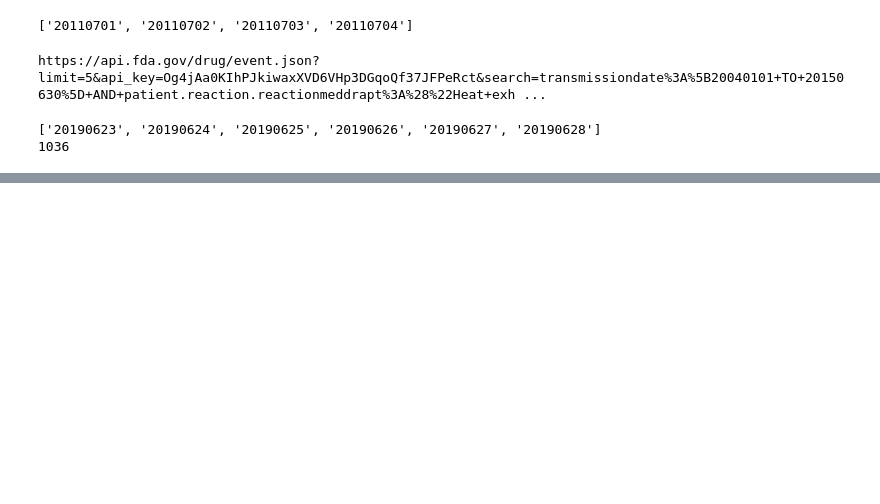
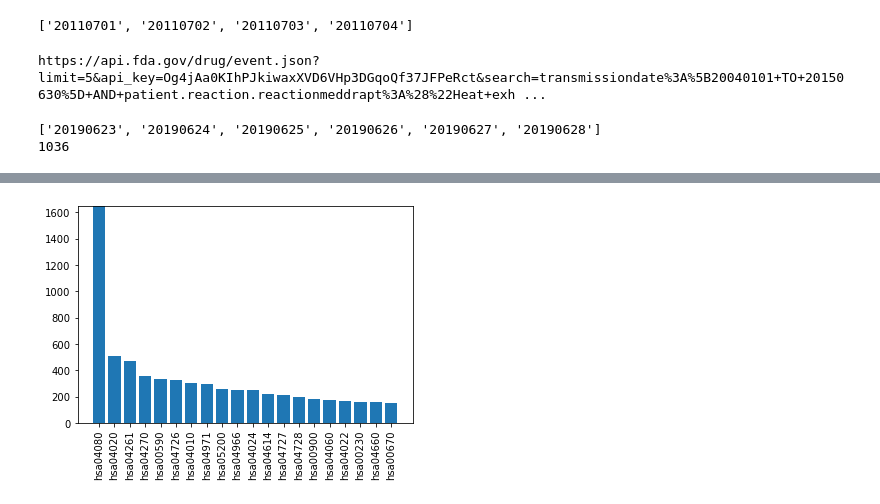
Before and after one commit to Will-Lounsbery-Scaife/Symbolic-Methods-FAERS-Project, a Jupyter notebook: FAERS_request.ipynb, the cells around one changed output, grey strips where cells are left out. Cells and saved outputs as stored; diff of their text form; code cells hidden in the pictures; blank space fills up the shorter version.

```diff
--- a/FAERS_request.ipynb
+++ b/FAERS_request.ipynb
@@ -817,0 +991,4 @@ results_obj0.write(str(results_dict1))
+# %%
+plot_top(pathways_ct, 20)
+# %% [output]
+[figure, added]
```
Also changed, not shown: parts of 14 cells of this notebook, 3 other files.
